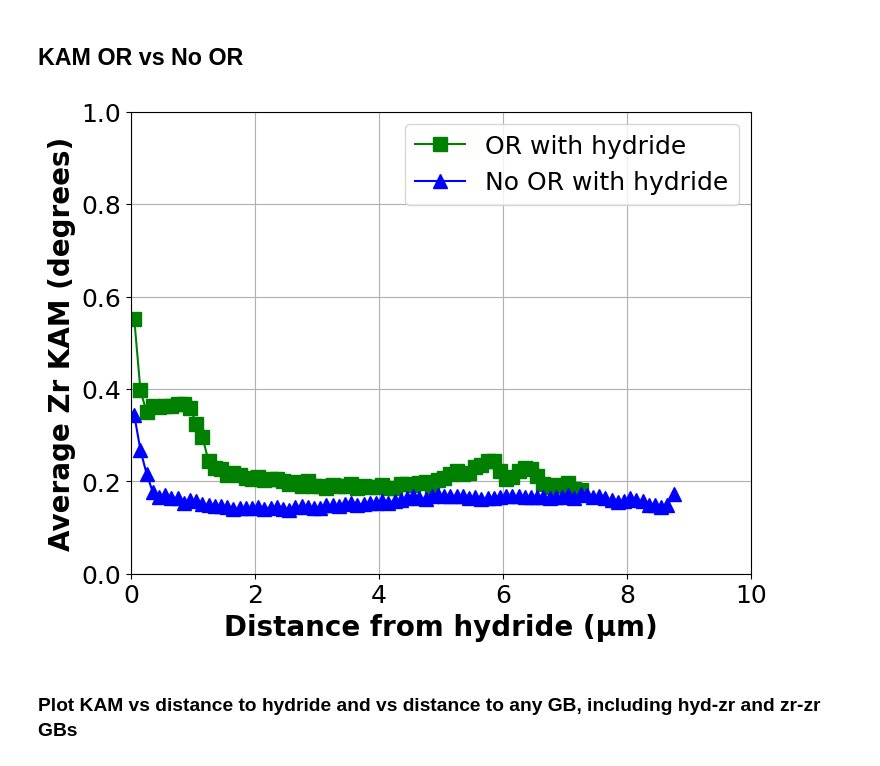
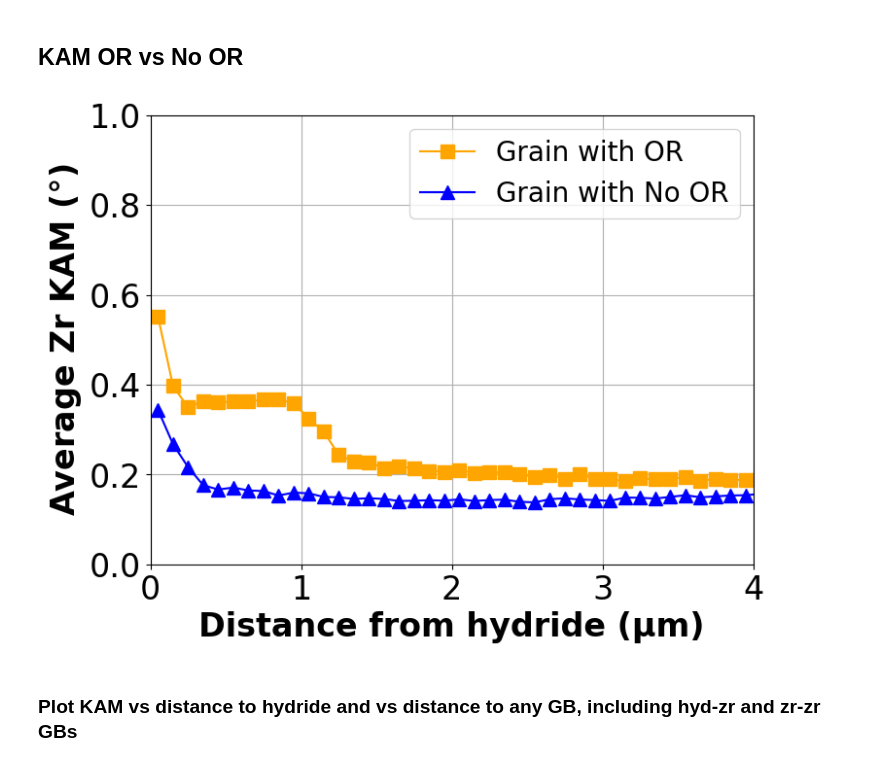
Before and after one commit to zr-midas/3D_characterisation_Zircaloy4, a Jupyter notebook: 3D_charaterisation/KAM_analysis/KAM_vs_distanceGB_hyd.ipynb, the cells around one changed output. Drawn from its saved outputs; the diff is of its cells as text; code cells hidden in the pictures.

```diff
--- a/3D_charaterisation/KAM_analysis/KAM_vs_distanceGB_hyd.ipynb
+++ b/3D_charaterisation/KAM_analysis/KAM_vs_distanceGB_hyd.ipynb
@@ -16,8 +16,10 @@ section = False
 slice_24 = True
 slice_50 = False
 
+file_path = 'E:/Users/lagon/OneDrive - The University of Manchester/Laura Chat/Simulations/KAM_distance_hydride_GB'
+
 if small_microstructure:
-    file_path = 'E:/Users/lagon/The University of Manchester Dropbox/Laura Gonzalez/Zr-hydrides/Lunty polish/Lunty avec tickle/Laura analysis Part 1/3D microstructure analysis'
+    #file_path = 'E:/Users/lagon/The University of Manchester Dropbox/Laura Gonzalez/Zr-hydrides/Lunty polish/Lunty avec tickle/Laura analysis Part 1/3D microstructure analysis'
     file_name = file_path + "/4.5-Recrystallised_rotated_aligned_cleaned_KAM_boundarycells.dream3d"
     KAM_path = "/DataContainers/ImageDataContainer/CellData/KAM"
     boundary_cells = "/DataContainers/ImageDataContainer/CellData/BoundaryCells"
@@ -26,8 +28,8 @@ if small_microstructure:
 
 
 if larger_microstructure:
-    file_path = 'E:/Users/lagon/The University of Manchester Dropbox/Laura Gonzalez/Zr-hydrides/Larger_alloy4_processing/'
-    file_name = file_path + "4-LargeRecrystallised_rotated_aligned_cleaned_KAM_boundarycells.dream3d"
+    #file_path = 'E:/Users/lagon/The University of Manchester Dropbox/Laura Gonzalez/Zr-hydrides/Larger_alloy4_processing/'
+    file_name = file_path + "/4-LargeRecrystallised_rotated_aligned_cleaned_KAM_boundarycells.dream3d"
     KAM_path = "/DataContainers/ImageDataContainer/CellData/KAM"
     boundary_cells = "/DataContainers/ImageDataContainer/CellData/BoundaryCells"
     hydphase, Zrphase = 2, 1
@@ -35,22 +37,22 @@ if larger_microstructure:
 
 
 if section:
-    file_path = 'E:/Users/lagon/The University of Manchester Dropbox/Laura Gonzalez/Zr-hydrides/Lunty polish/Lunty avec tickle/Laura analysis Part 1/3D microstructure analysis'
+    #file_path = 'E:/Users/lagon/The University of Manchester Dropbox/Laura Gonzalez/Zr-hydrides/Lunty polish/Lunty avec tickle/Laura analysis Part 1/3D microstructure analysis'
     #file_name = file_path + "/4.5-Recrystallised_rotated_aligned_cleaned_KAM_boundarycells_block.dream3d"
-    file_name = file_path + "/4.5-Recrystallised_rotated_aligned_cleaned_KAM_boundarycells_cropped_.dream3d"
+    file_name = file_path + "/4.5-Recrystallised_rotated_aligned_cleaned_KAM_boundarycells_block.dream3d"
     KAM_path = "/DataContainers/ImageDataContainer/CellData/KAM"
     boundary_cells = "/DataContainers/ImageDataContainer/CellData/BoundaryCells"
     hydphase, Zrphase = 1, 2
 
 if slice_24:
-    file_path = 'E:/Users/lagon/The University of Manchester Dropbox/Laura Gonzalez/Zr-hydrides/Lunty polish/Lunty avec tickle/Laura analysis Part 1/3D microstructure analysis'
+    #file_path = 'E:/Users/lagon/The University of Manchester Dropbox/Laura Gonzalez/Zr-hydrides/Lunty polish/Lunty avec tickle/Laura analysis Part 1/3D microstructure analysis'
     file_name = file_path + "/4.5-Recrystallised_rotated_aligned_cleaned_KAM_boundarycells_block_slice24.dream3d"
     KAM_path = "/DataContainers/ImageDataContainer/CellData/KAM"
     boundary_cells = "/DataContainers/ImageDataContainer/CellData/BoundaryCells"
     hydphase, Zrphase = 1, 2
 
 if slice_50:
-    file_path = 'E:/Users/lagon/The University of Manchester Dropbox/Laura Gonzalez/Zr-hydrides/Lunty polish/Lunty avec tickle/Laura analysis Part 1/3D microstructure analysis'
+    #file_path = 'E:/Users/lagon/The University of Manchester Dropbox/Laura Gonzalez/Zr-hydrides/Lunty polish/Lunty avec tickle/Laura analysis Part 1/3D microstructure analysis'
     file_name = file_path + "/4.5-Recrystallised_rotated_aligned_cleaned_KAM_boundarycells_block_slice50.dream3d"
     KAM_path = "/DataContainers/ImageDataContainer/CellData/KAM"
     boundary_cells = "/DataContainers/ImageDataContainer/CellData/BoundaryCells"
@@ -234,41 +237,41 @@ if section or slice_24 or slice_50:
     dist_gb_hyd_vol_12 = distance_transform_edt(~gb_zr_hyd_12, sampling=voxel_spacing)
     dist_gb_hyd_vol_510 = distance_transform_edt(~gb_zr_hyd_510, sampling=voxel_spacing)
 
     dist_gb_hyd_12 = dist_gb_hyd_vol_12[zr_g12_mask]
     dist_gb_hyd_510 = dist_gb_hyd_vol_510[zr_g510_mask]
 
 
     # Set bins
     bin_width = 0.1
     max_dist = 30.0
     bins = np.arange(0.0, max_dist + bin_width, bin_width)
 
     bin_centers_hydgb_12, bin_means_hydgb_12 = binned_mean(dist_gb_hyd_12, kam_zr_12, bins)
     bin_centers_hydgb_510, bin_means_hydgb_510 = binned_mean(dist_gb_hyd_510, kam_zr_510, bins)
 
     # Remove NaN values
     valid_12 = ~np.isnan(bin_means_hydgb_12)
     valid_510 = ~np.isnan(bin_means_hydgb_510)
 
 
     plt.figure(figsize=(8,6))
-    plt.xlabel("Distance from hydride (µm)", fontsize=20, fontweight='bold')
+    plt.xlabel("Distance from hydride (µm)", fontsize=24, fontweight='bold')
 
-    plt.plot(bin_centers_hydgb_12[valid_12], bin_means_hydgb_12[valid_12], marker='s', markersize=10, color='green',label='OR with hydride')
-    plt.plot(bin_centers_hydgb_510[valid_510], bin_means_hydgb_510[valid_510], marker='^',markersize=10, color='blue', label='No OR with hydride')
+    plt.plot(bin_centers_hydgb_12[valid_12], bin_means_hydgb_12[valid_12], marker='s', markersize=10, color='orange',label='Grain with OR')
+    plt.plot(bin_centers_hydgb_510[valid_510], bin_means_hydgb_510[valid_510], marker='^',markersize=10, color='blue', label='Grain with No OR')
 
-    plt.legend(fontsize=18)
+    plt.legend(fontsize=20)
 
-    plt.ylabel("Average Zr KAM (degrees)", fontsize=20, fontweight='bold')
-    plt.tick_params(axis='both', which='major', labelsize=18)
+    plt.ylabel("Average Zr KAM ($\degree$)", fontsize=24, fontweight='bold')
+    plt.tick_params(axis='both', which='major', labelsize=24)
 
-    plt.xlim([0, 10])
+    plt.xlim([0, 4])
     plt.ylim([0, 1])
     plt.grid(True)
 
     plt.show()
 # %% [output]
-[figure, old version]
+[figure, new version]
 # %% [markdown]
 ### Plot KAM vs distance to hydride and vs distance to any GB, including hyd-zr and zr-zr GBs
 # %%
```
Also changed, not shown: parts of 3 cells of this notebook.
